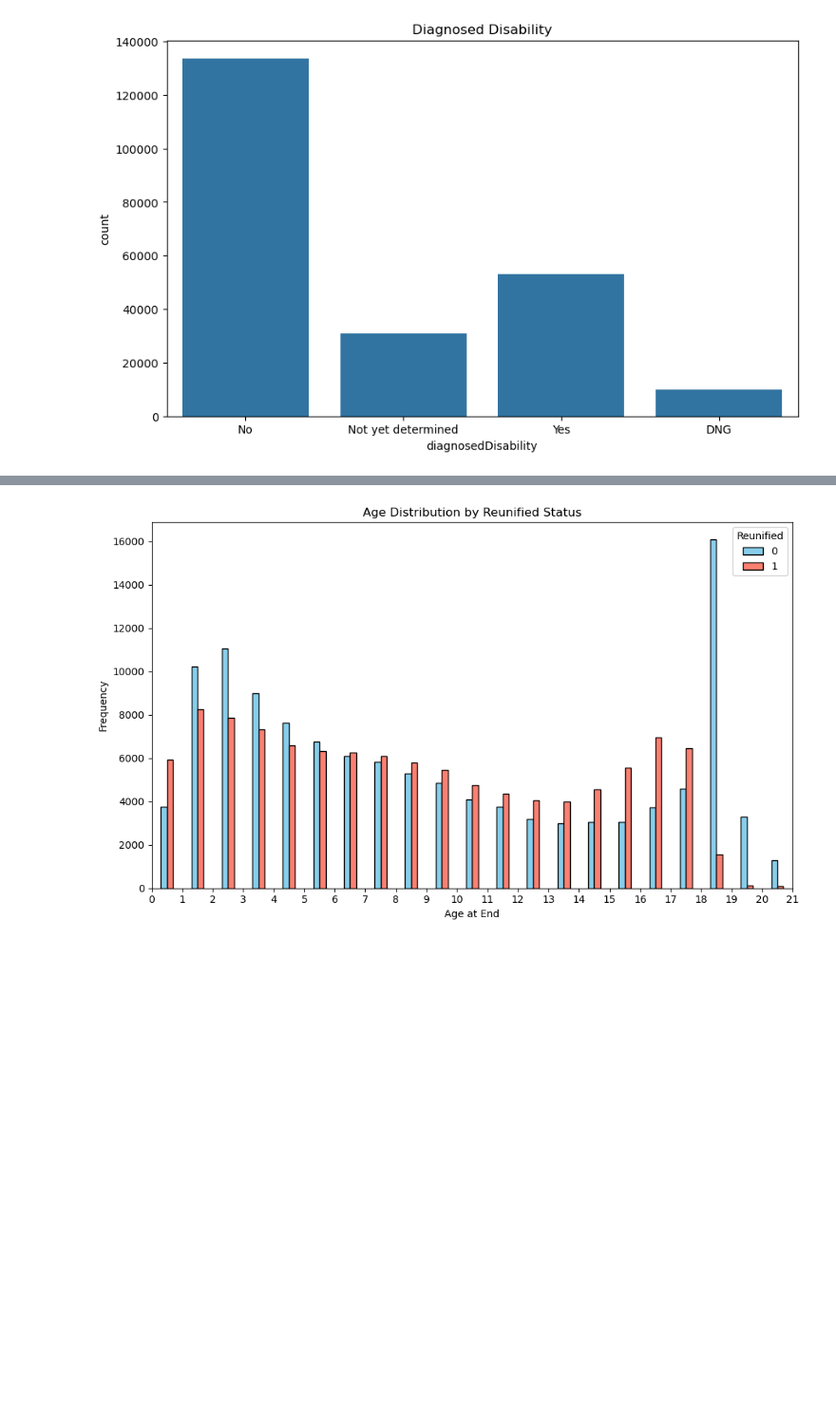
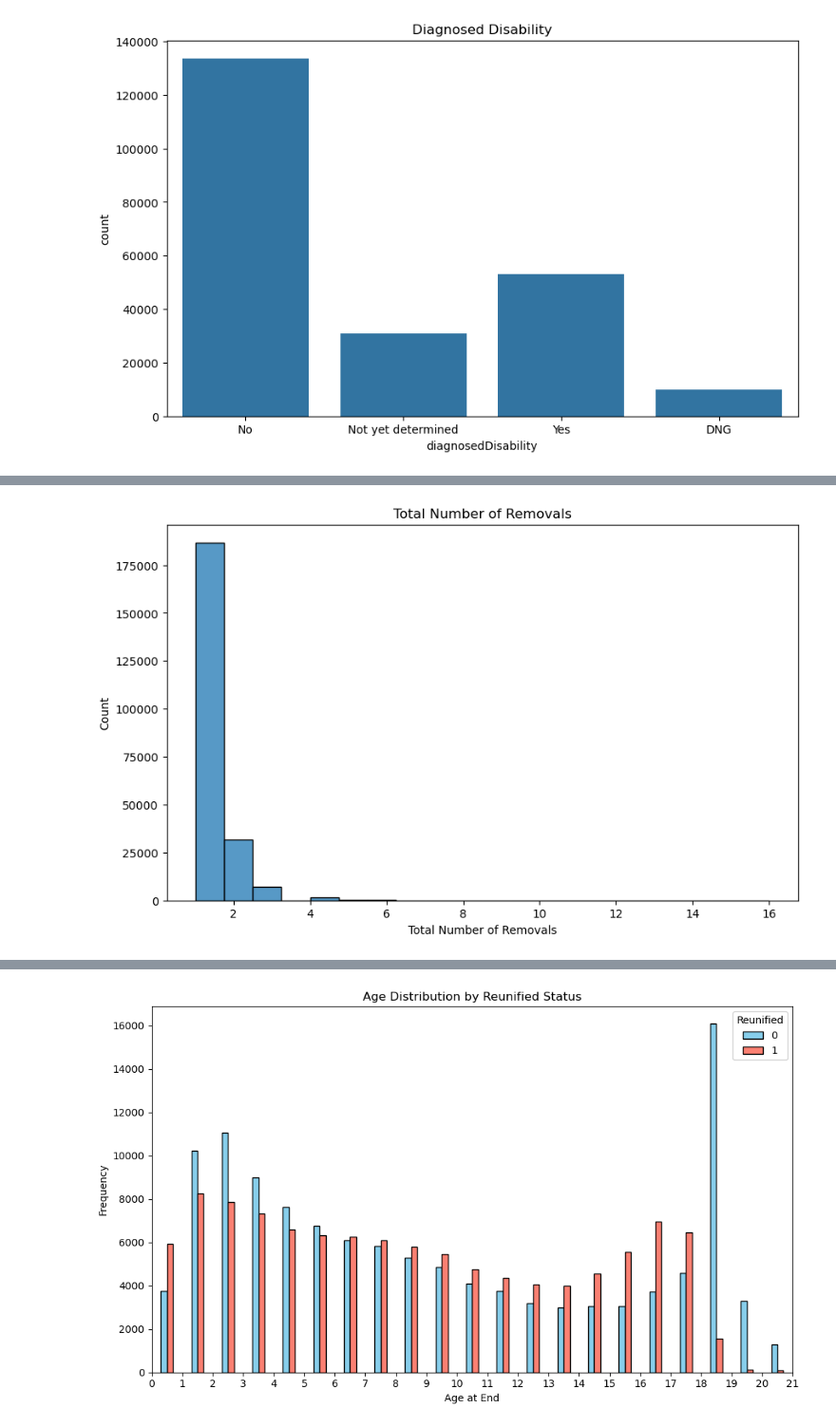
Before and after one commit to sophie2chance2/foster_care_analysis, a Jupyter notebook: working.ipynb, the cells around one changed output, grey strips where cells are left out. Shown at 95% size. Drawn from its saved outputs; the diff is of its cells as text; code cells hidden in the pictures; blank space fills up the shorter version.

```diff
--- a/working.ipynb
+++ b/working.ipynb
@@ -189,0 +191,10 @@ plt.show()
+# %%
+# Histogram of total number of removals (TOTALREM)
+plt.figure(figsize=(10, 6))
+sns.histplot(records_df['TOTALREM'], bins=20)
+plt.title('Total Number of Removals')
+plt.xlabel('Total Number of Removals')
+plt.ylabel('Count')
+plt.show()
+# %% [output]
+[figure, added]
```
Also changed, not shown: parts of 4 cells of this notebook.
